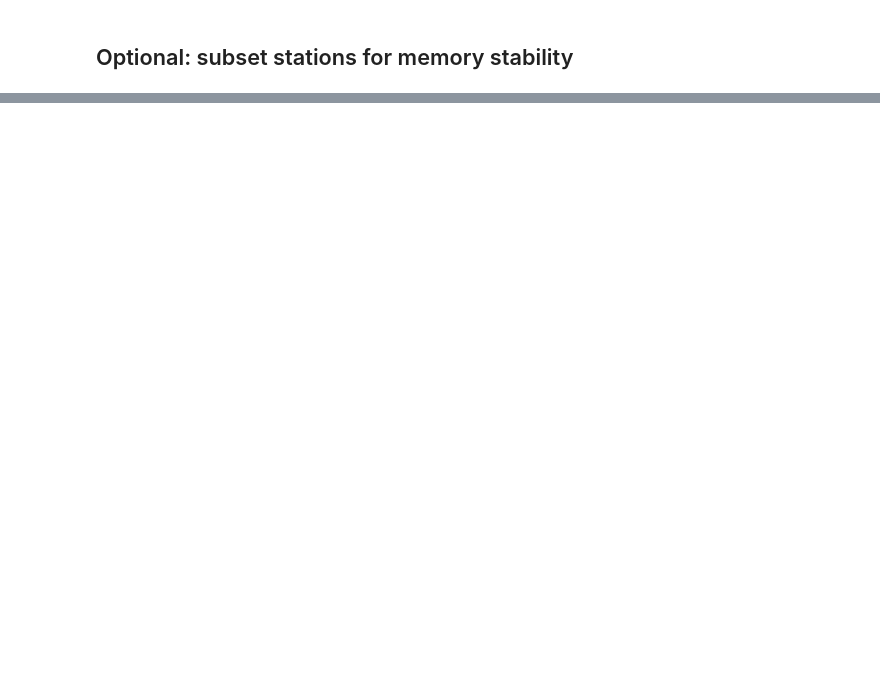
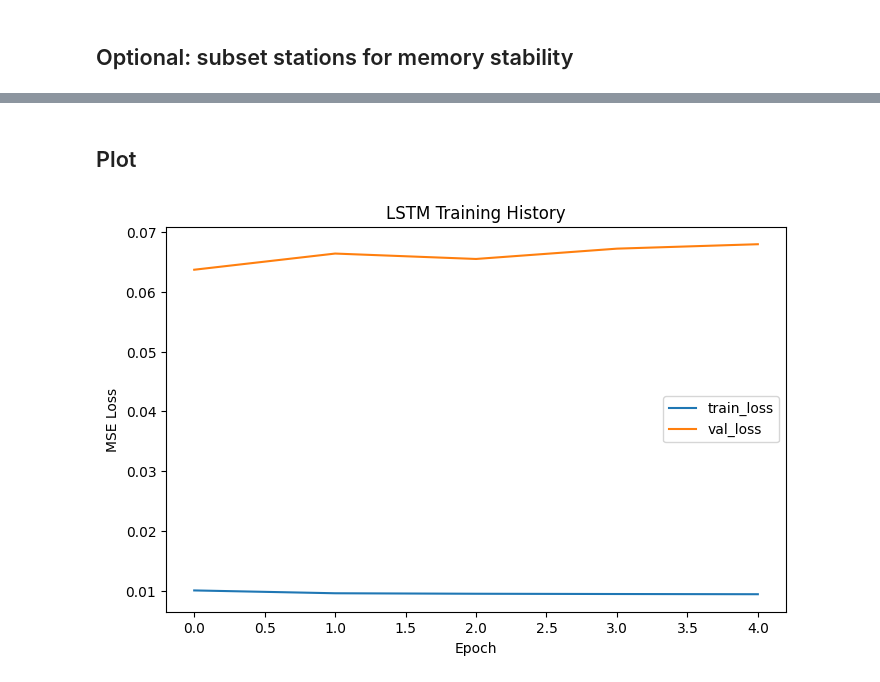
Before and after one commit to tbeliere12/dublin-bikes-availability-prediction, a Jupyter notebook: src/05_modelling_lstm.ipynb, the cells around one changed output, grey strips where cells are left out. Cells and saved outputs as stored; diff of their text form; code cells hidden in the pictures; blank space fills up the shorter version.

Commit message:
feat(model): running lstm and other modles

```diff
--- a/src/05_modelling_lstm.ipynb
+++ b/src/05_modelling_lstm.ipynb
@@ -34 +68,15 @@ df.head()
+# %%
+PROJECT_ROOT = Path('..').resolve()
+FEATURES_PATH = PROJECT_ROOT / 'data' / 'processed' / 'dublin_bikes_features_v2.parquet'
+if not FEATURES_PATH.exists():
+    FEATURES_PATH = PROJECT_ROOT / 'data' / 'processed' / 'dublin_bikes_features_v2.csv.gz'
+
+if FEATURES_PATH.suffix == '.parquet':
+    df = pd.read_parquet(FEATURES_PATH).copy()
+else:
+    df = pd.read_csv(FEATURES_PATH).copy()
+
+df = df.sort_values(['station_id', 'last_reported'])
+print(df.shape)
+df.head()
 # %% [markdown]
@@ -188,0 +460,13 @@ history = model.fit(
+# %%
+criterion = nn.MSELoss()
+optimizer = torch.optim.Adam(model.parameters(), lr=1e-3)
+
+epochs = 10
+patience = 4
+
+train_losses = []
+val_losses = []
+
+best_val_loss = float("inf")
+best_state = None
+patience_counter = 0
@@ -222,11 +631,13 @@ plt.show()
+# %% [markdown]
+## Plot
 # %%
-
 plt.figure(figsize=(8, 5))
-plt.plot(history.history["loss"], label="train_loss")
-plt.plot(history.history["val_loss"], label="val_loss")
+plt.plot(train_losses, label="train_loss")
+plt.plot(val_losses, label="val_loss")
+plt.xlabel("Epoch")
+plt.ylabel("MSE Loss")
 plt.title("LSTM Training History")
-plt.xlabel("Epoch")
-plt.ylabel("Loss")
 plt.legend()
-plt.tight_layout()
 plt.show()
+# %% [output]
+[figure, added]
```
Also changed, not shown: parts of 32 cells of this notebook, 3 other files.
